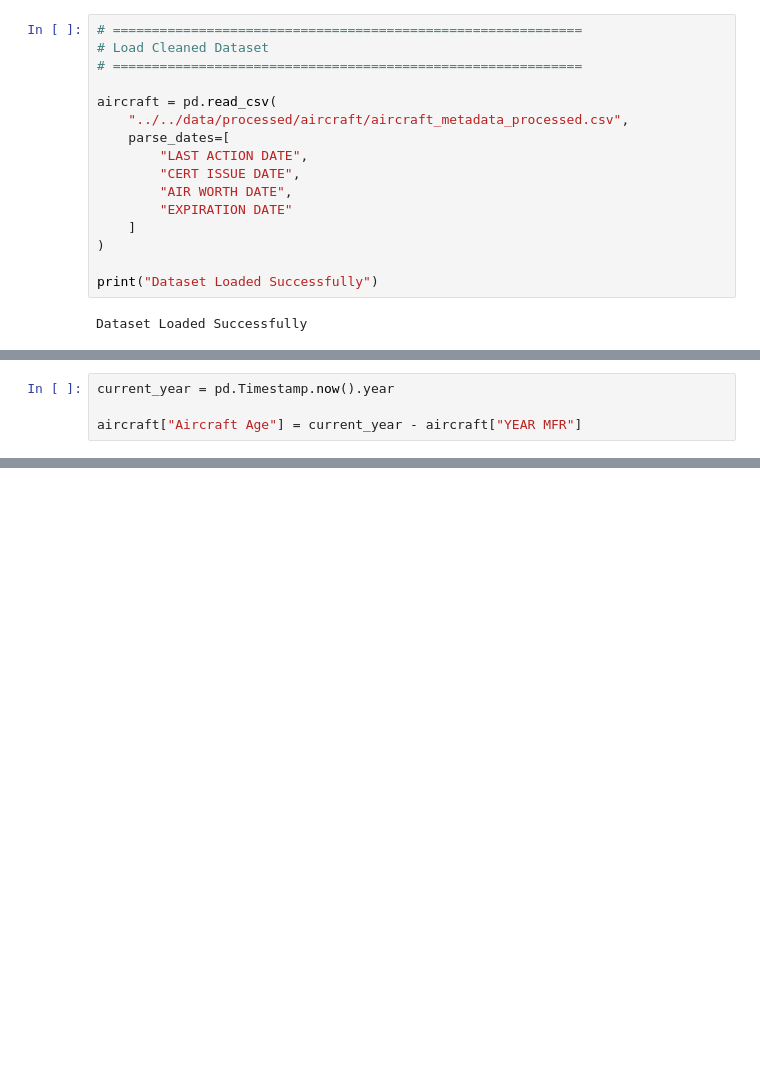
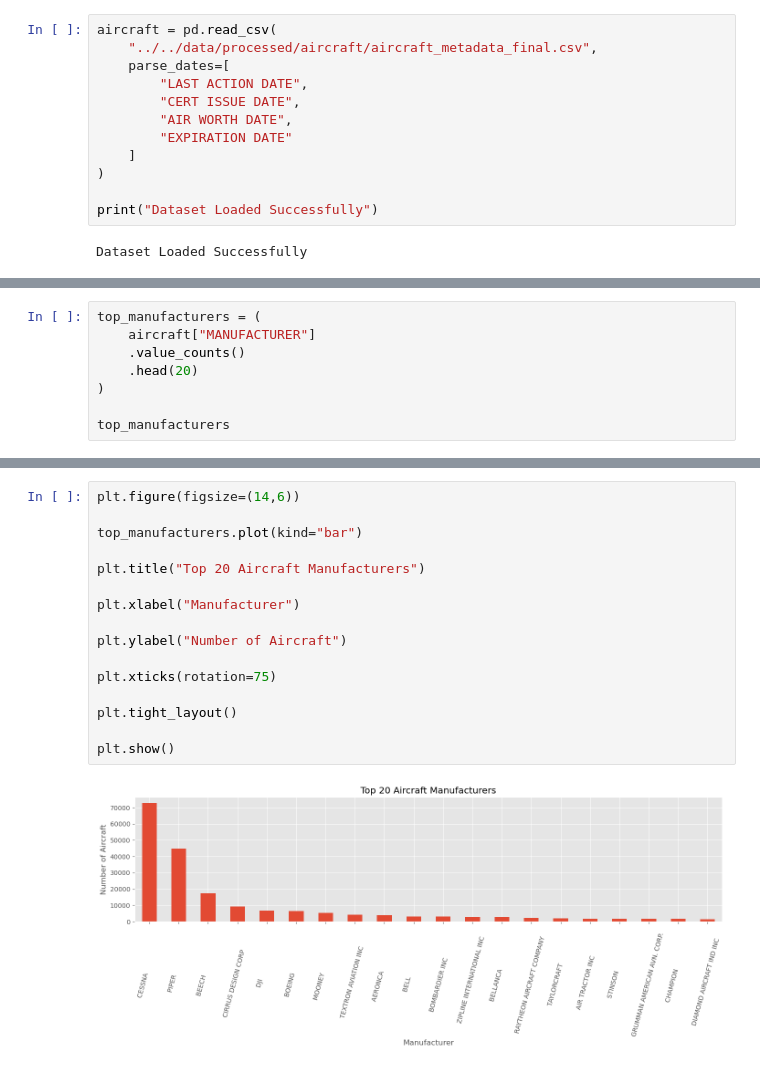
Before and after one commit to darshan-vgithub/Intelligent-Flight-Operations-Analytics-and-Decision-Support-Dashboard, a Jupyter notebook: notebooks/aircraft_meta/03_Aircraft_EDA.ipynb, the cells around one changed output, grey strips where cells are left out. Drawn from its saved outputs; the diff is of its cells as text; blank space fills up the shorter version.

Commit message:
completed the EDA for the aircraft data set will do the feature engineering later on as of now will complete the weather dataset understanding , cleaning , EDA and feature engineering

```diff
--- a/notebooks/aircraft_meta/03_Aircraft_EDA.ipynb
+++ b/notebooks/aircraft_meta/03_Aircraft_EDA.ipynb
@@ -21,12 +21,8 @@ print("Libraries Imported Successfully")
 # %% [output]
 Libraries Imported Successfully
 # %%
-# ============================================================
-# Load Cleaned Dataset
-# ============================================================
-
 aircraft = pd.read_csv(
-    "../../data/processed/aircraft/aircraft_metadata_processed.csv",
+    "../../data/processed/aircraft/aircraft_metadata_final.csv",
     parse_dates=[
         "LAST ACTION DATE",
         "CERT ISSUE DATE",
@@ -259,4 +58,0 @@ plt.show()
-# %%
-current_year = pd.Timestamp.now().year
-
-aircraft["Aircraft Age"] = current_year - aircraft["YEAR MFR"]
@@ -436,0 +59,8 @@ plt.show()
+# %%
+top_manufacturers = (
+    aircraft["MANUFACTURER"]
+    .value_counts()
+    .head(20)
+)
+
+top_manufacturers
@@ -436,0 +85,18 @@ plt.show()
+# %%
+plt.figure(figsize=(14,6))
+
+top_manufacturers.plot(kind="bar")
+
+plt.title("Top 20 Aircraft Manufacturers")
+
+plt.xlabel("Manufacturer")
+
+plt.ylabel("Number of Aircraft")
+
+plt.xticks(rotation=75)
+
+plt.tight_layout()
+
+plt.show()
+# %% [output]
+[figure, added]
```
Also changed, not shown: parts of 43 cells of this notebook, 3 other files.
